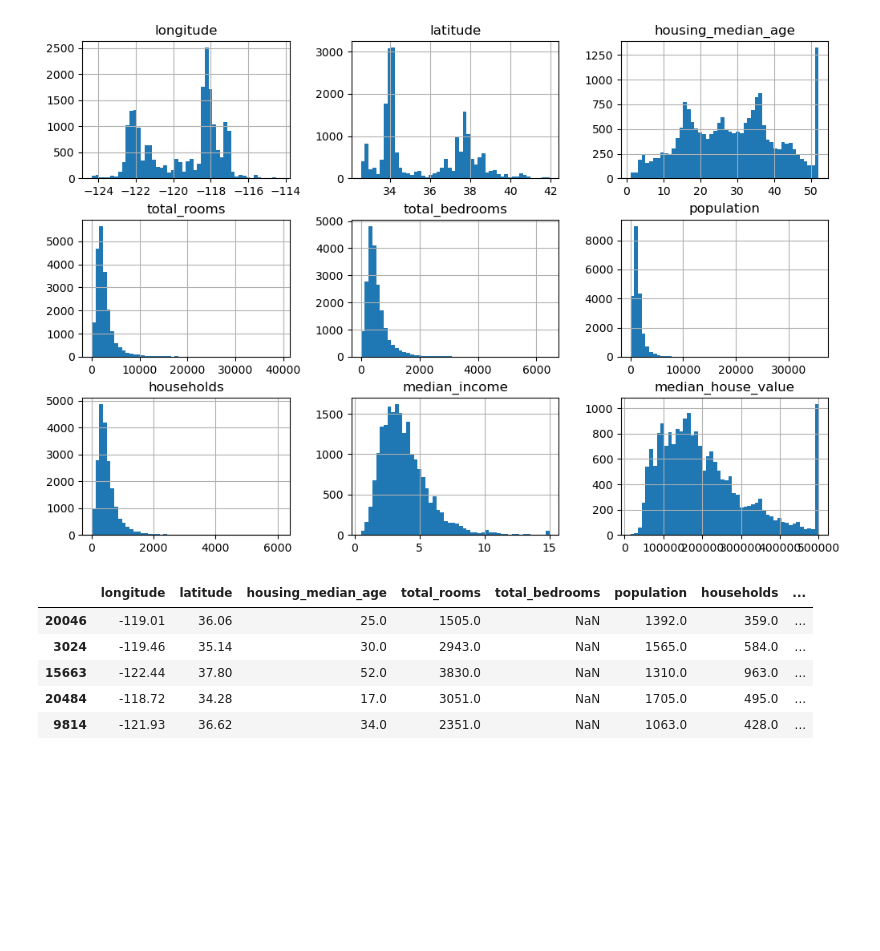
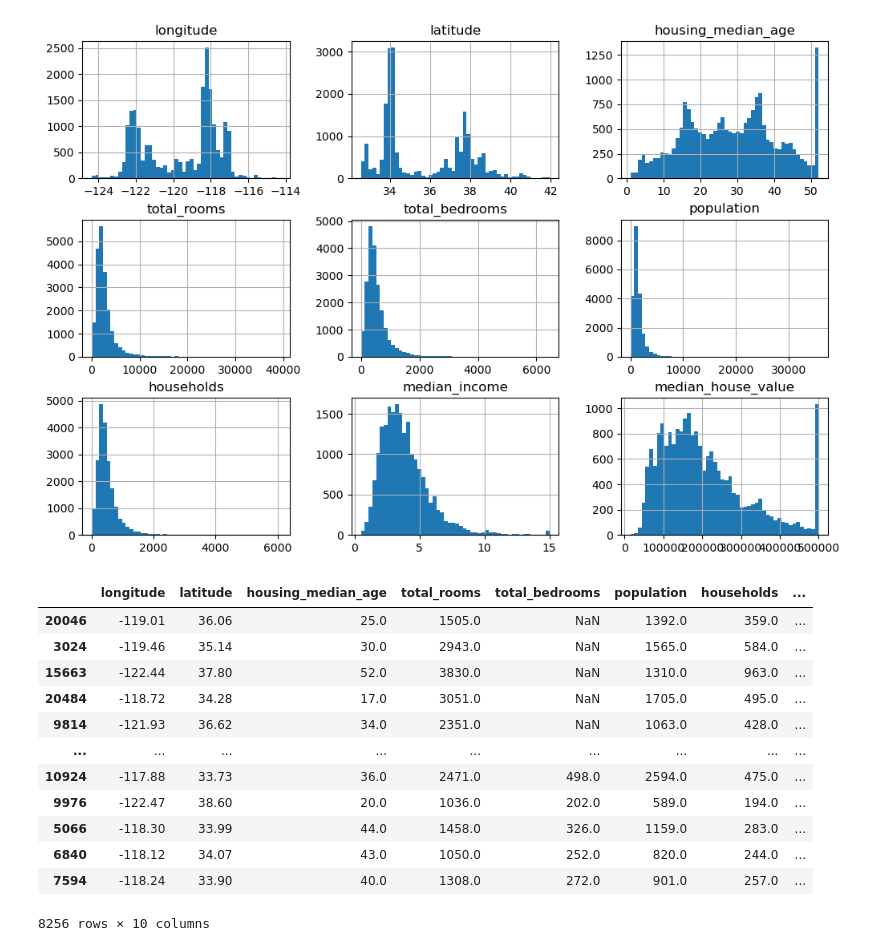
Before and after one commit to nisha-ojha/Predicting-Home-Prices, a Jupyter notebook: creating_a_test_set.ipynb, the cells around one changed output. Saved outputs shown, nothing was run; the diff lists cells and outputs as text; code cells hidden in the pictures; blank space fills up the shorter version.

```diff
--- a/creating_a_test_set.ipynb
+++ b/creating_a_test_set.ipynb
@@ -107,11 +107,18 @@ def shuffle_and_split(data, test_ratio):
 # %%
 train, test = shuffle_and_split(df, 0.4)
 # %%
-test.head()
+test
 # %% [output]
 |  | longitude | latitude | housing_median_age | total_rooms | total_bedrooms | population | households | ... |
 | 20046 | -119.01 | 36.06 | 25.0 | 1505.0 | NaN | 1392.0 | 359.0 | ... |
 | 3024 | -119.46 | 35.14 | 30.0 | 2943.0 | NaN | 1565.0 | 584.0 | ... |
 | 15663 | -122.44 | 37.80 | 52.0 | 3830.0 | NaN | 1310.0 | 963.0 | ... |
 | 20484 | -118.72 | 34.28 | 17.0 | 3051.0 | NaN | 1705.0 | 495.0 | ... |
 | 9814 | -121.93 | 36.62 | 34.0 | 2351.0 | NaN | 1063.0 | 428.0 | ... |
+| ... | ... | ... | ... | ... | ... | ... | ... | ... |
+| 10924 | -117.88 | 33.73 | 36.0 | 2471.0 | 498.0 | 2594.0 | 475.0 | ... |
+| 9976 | -122.47 | 38.60 | 20.0 | 1036.0 | 202.0 | 589.0 | 194.0 | ... |
+| 5066 | -118.30 | 33.99 | 44.0 | 1458.0 | 326.0 | 1159.0 | 283.0 | ... |
+| 6840 | -118.12 | 34.07 | 43.0 | 1050.0 | 252.0 | 820.0 | 244.0 | ... |
+| 7594 | -118.24 | 33.90 | 40.0 | 1308.0 | 272.0 | 901.0 | 257.0 | ... |
+8256 rows × 10 columns
```
Also changed, not shown: parts of 4 cells of this notebook.
